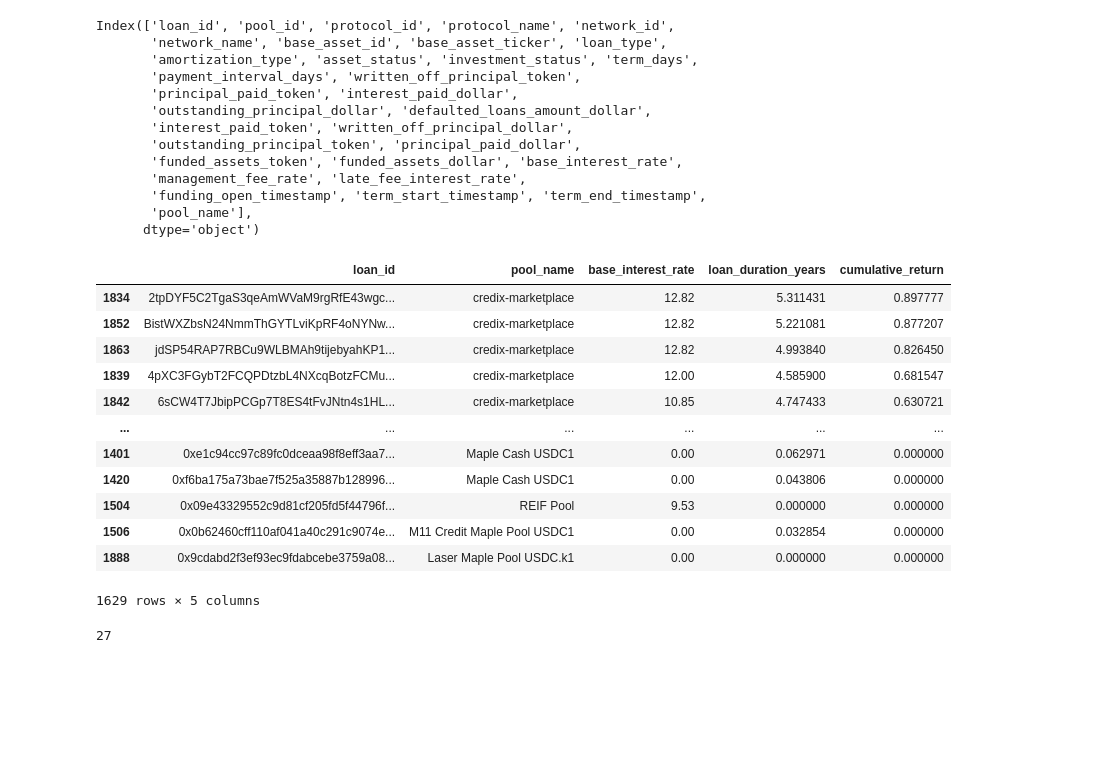
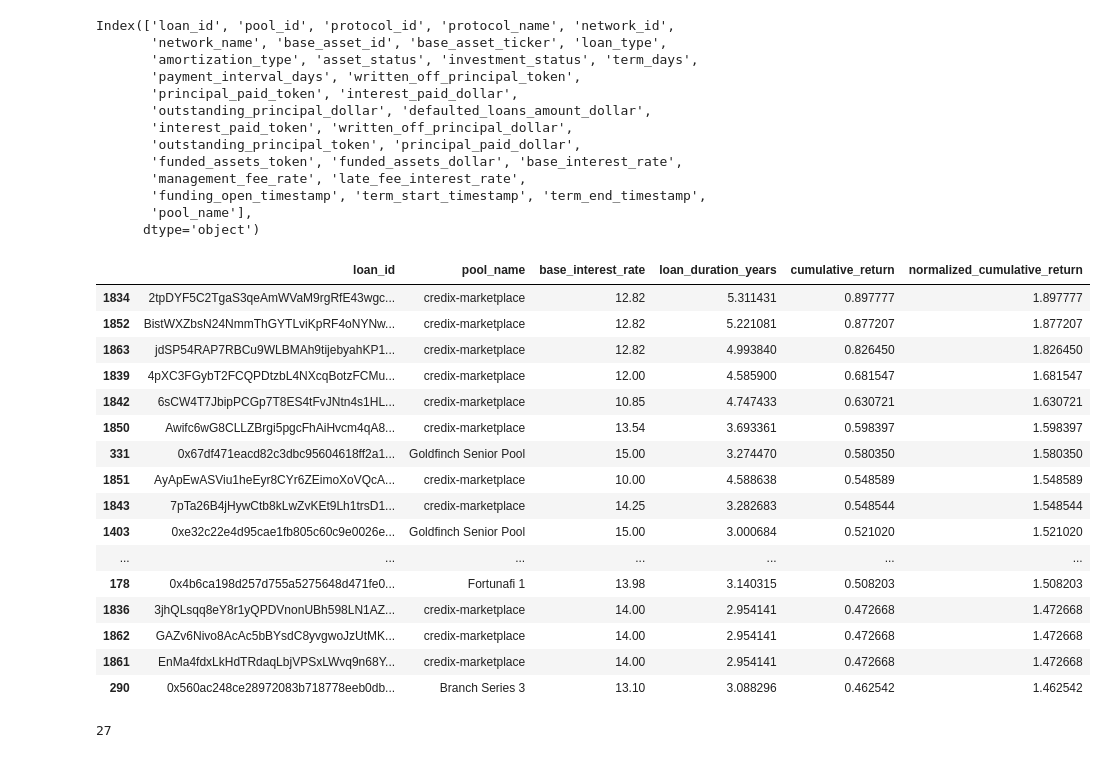
Before and after one commit to robo-advisor-lab/optimizer-dApp, a Jupyter notebook: notebooks/eda.ipynb, the cells around one changed output. Cells and saved outputs as stored; diff of their text form; code cells hidden in the pictures; blank space fills up the shorter version.

Commit message:
adding loan df

```diff
--- a/notebooks/eda.ipynb
+++ b/notebooks/eda.ipynb
@@ -247,21 +247,25 @@ rwa_loans_df['base_interest_rate_decimal'] = rwa_loans_df['base_interest_rate']
 rwa_loans_df['normalized_cumulative_return'] = (1 + rwa_loans_df['base_interest_rate_decimal']) ** rwa_loans_df['loan_duration_years']
 rwa_loans_df['cumulative_return'] = rwa_loans_df['normalized_cumulative_return'] - 1
 # %%
-rwa_loans_df[['loan_id','pool_name','base_interest_rate','loan_duration_years','cumulative_return']].sort_values(by='cumulative_return', ascending=False).dropna()
+rwa_loans_df[['loan_id','pool_name','base_interest_rate','loan_duration_years','cumulative_return','normalized_cumulative_return']].sort_values(by='cumulative_return', ascending=False).dropna().head(20)
 # %% [output]
-|  | loan_id | pool_name | base_interest_rate | loan_duration_years | cumulative_return |
-| 1834 | 2tpDYF5C2TgaS3qeAmWVaM9rgRfE43wgc... | credix-marketplace | 12.82 | 5.311431 | 0.897777 |
-| 1852 | BistWXZbsN24NmmThGYTLviKpRF4oNYNw... | credix-marketplace | 12.82 | 5.221081 | 0.877207 |
-| 1863 | jdSP54RAP7RBCu9WLBMAh9tijebyahKP1... | credix-marketplace | 12.82 | 4.993840 | 0.826450 |
-| 1839 | 4pXC3FGybT2FCQPDtzbL4NXcqBotzFCMu... | credix-marketplace | 12.00 | 4.585900 | 0.681547 |
-| 1842 | 6sCW4T7JbipPCGp7T8ES4tFvJNtn4s1HL... | credix-marketplace | 10.85 | 4.747433 | 0.630721 |
-| ... | ... | ... | ... | ... | ... |
-| 1401 | 0xe1c94cc97c89fc0dceaa98f8eff3aa7... | Maple Cash USDC1 | 0.00 | 0.062971 | 0.000000 |
-| 1420 | 0xf6ba175a73bae7f525a35887b128996... | Maple Cash USDC1 | 0.00 | 0.043806 | 0.000000 |
-| 1504 | 0x09e43329552c9d81cf205fd5f44796f... | REIF Pool | 9.53 | 0.000000 | 0.000000 |
-| 1506 | 0x0b62460cff110af041a40c291c9074e... | M11 Credit Maple Pool USDC1 | 0.00 | 0.032854 | 0.000000 |
-| 1888 | 0x9cdabd2f3ef93ec9fdabcebe3759a08... | Laser Maple Pool USDC.k1 | 0.00 | 0.000000 | 0.000000 |
+|  | loan_id | pool_name | base_interest_rate | loan_duration_years | cumulative_return | normalized_cumulative_return |
+| 1834 | 2tpDYF5C2TgaS3qeAmWVaM9rgRfE43wgc... | credix-marketplace | 12.82 | 5.311431 | 0.897777 | 1.897777 |
+| 1852 | BistWXZbsN24NmmThGYTLviKpRF4oNYNw... | credix-marketplace | 12.82 | 5.221081 | 0.877207 | 1.877207 |
+| 1863 | jdSP54RAP7RBCu9WLBMAh9tijebyahKP1... | credix-marketplace | 12.82 | 4.993840 | 0.826450 | 1.826450 |
+| 1839 | 4pXC3FGybT2FCQPDtzbL4NXcqBotzFCMu... | credix-marketplace | 12.00 | 4.585900 | 0.681547 | 1.681547 |
+| 1842 | 6sCW4T7JbipPCGp7T8ES4tFvJNtn4s1HL... | credix-marketplace | 10.85 | 4.747433 | 0.630721 | 1.630721 |
+| 1850 | Awifc6wG8CLLZBrgi5pgcFhAiHvcm4qA8... | credix-marketplace | 13.54 | 3.693361 | 0.598397 | 1.598397 |
+| 331 | 0x67df471eacd82c3dbc95604618ff2a1... | Goldfinch Senior Pool | 15.00 | 3.274470 | 0.580350 | 1.580350 |
+| 1851 | AyApEwASViu1heEyr8CYr6ZEimoXoVQcA... | credix-marketplace | 10.00 | 4.588638 | 0.548589 | 1.548589 |
+| 1843 | 7pTa26B4jHywCtb8kLwZvKEt9Lh1trsD1... | credix-marketplace | 14.25 | 3.282683 | 0.548544 | 1.548544 |
+| 1403 | 0xe32c22e4d95cae1fb805c60c9e0026e... | Goldfinch Senior Pool | 15.00 | 3.000684 | 0.521020 | 1.521020 |
+| ... | ... | ... | ... | ... | ... | ... |
+| 178 | 0x4b6ca198d257d755a5275648d471fe0... | Fortunafi 1 | 13.98 | 3.140315 | 0.508203 | 1.508203 |
+| 1836 | 3jhQLsqq8eY8r1yQPDVnonUBh598LN1AZ... | credix-marketplace | 14.00 | 2.954141 | 0.472668 | 1.472668 |
+| 1862 | GAZv6Nivo8AcAc5bBYsdC8yvgwoJzUtMK... | credix-marketplace | 14.00 | 2.954141 | 0.472668 | 1.472668 |
+| 1861 | EnMa4fdxLkHdTRdaqLbjVPSxLWvq9n68Y... | credix-marketplace | 14.00 | 2.954141 | 0.472668 | 1.472668 |
+| 290 | 0x560ac248ce28972083b718778eeb0db... | Branch Series 3 | 13.10 | 3.088296 | 0.462542 | 1.462542 |
-1629 rows × 5 columns
 # %%
 rwa_loans_df['pool_name'].isna().sum()
 # %% [output]
```
